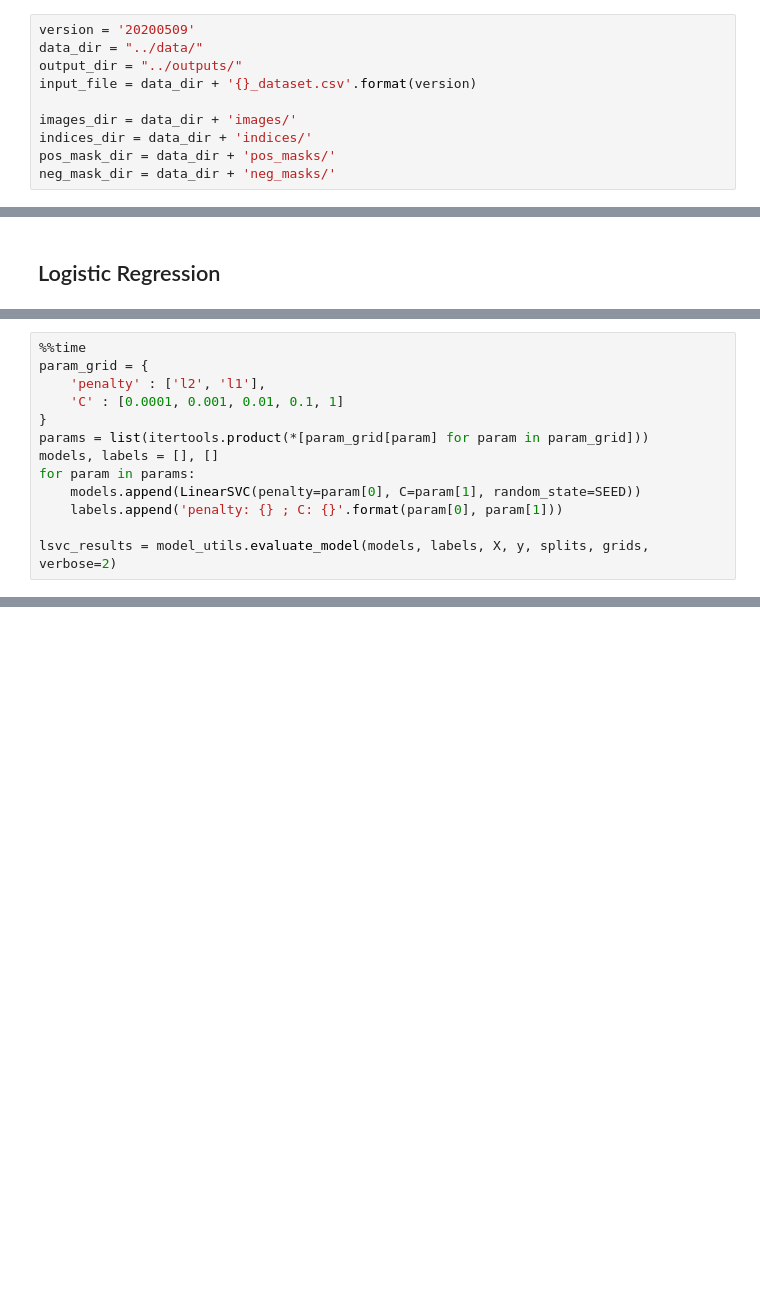
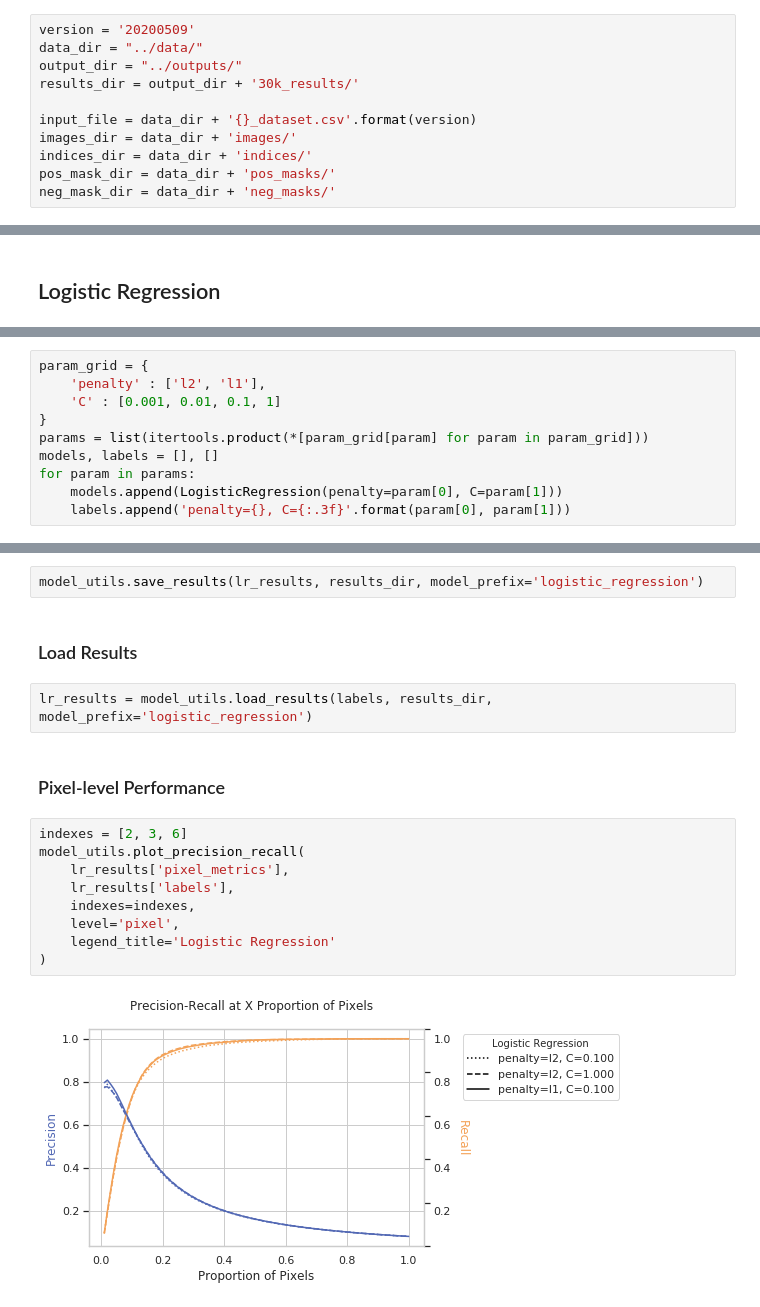
Before and after one commit to thinkingmachines/geoai-immap, a Jupyter notebook: notebooks/03_Model_Optimization.ipynb, the cells around one changed output, grey strips where cells are left out. Drawn from its saved outputs; the diff is of its cells as text; blank space fills up the shorter version.

```diff
--- a/notebooks/03_Model_Optimization.ipynb
+++ b/notebooks/03_Model_Optimization.ipynb
@@ -33,8 +35,9 @@ SEED = 42
 version = '20200509'
 data_dir = "../data/"
 output_dir = "../outputs/"
+results_dir = output_dir + '30k_results/'
+
 input_file = data_dir + '{}_dataset.csv'.format(version)
-
 images_dir = data_dir + 'images/'
 indices_dir = data_dir + 'indices/'
 pos_mask_dir = data_dir + 'pos_masks/'
@@ -134,13 +108,0 @@ lr_results_grid.to_csv(output_dir+'{}_lr_.csv'.format(version), index=False);
-# %%
-%%time
-param_grid = {
-    'penalty' : ['l2', 'l1'],
-    'C' : [0.0001, 0.001, 0.01, 0.1, 1]
-}
-params = list(itertools.product(*[param_grid[param] for param in param_grid]))
-models, labels = [], []
-for param in params:
-    models.append(LinearSVC(penalty=param[0], C=param[1], random_state=SEED))
-    labels.append('penalty: {} ; C: {}'.format(param[0], param[1]))
-
-lsvc_results = model_utils.evaluate_model(models, labels, X, y, splits, grids, verbose=2)
@@ -182,0 +111,10 @@ model_utils.plot_precision_recall(results_list, classifiers=classifiers)
+# %%
+param_grid = {
+    'penalty' : ['l2', 'l1'],
+    'C' : [0.001, 0.01, 0.1, 1]
+}
+params = list(itertools.product(*[param_grid[param] for param in param_grid]))
+models, labels = [], []
+for param in params:
+    models.append(LogisticRegression(penalty=param[0], C=param[1]))
+    labels.append('penalty={}, C={:.3f}'.format(param[0], param[1]))
@@ -182,0 +127,19 @@ model_utils.plot_precision_recall(results_list, classifiers=classifiers)
+# %%
+model_utils.save_results(lr_results, results_dir, model_prefix='logistic_regression')
+# %% [markdown]
+### Load Results
+# %%
+lr_results = model_utils.load_results(labels, results_dir, model_prefix='logistic_regression')
+# %% [markdown]
+### Pixel-level Performance
+# %%
+indexes = [2, 3, 6]
+model_utils.plot_precision_recall(
+    lr_results['pixel_metrics'],
+    lr_results['labels'],
+    indexes=indexes,
+    level='pixel',
+    legend_title='Logistic Regression'
+)
+# %% [output]
+[figure, added]
```
Also changed, not shown: parts of 67 cells of this notebook, 4 other files.
